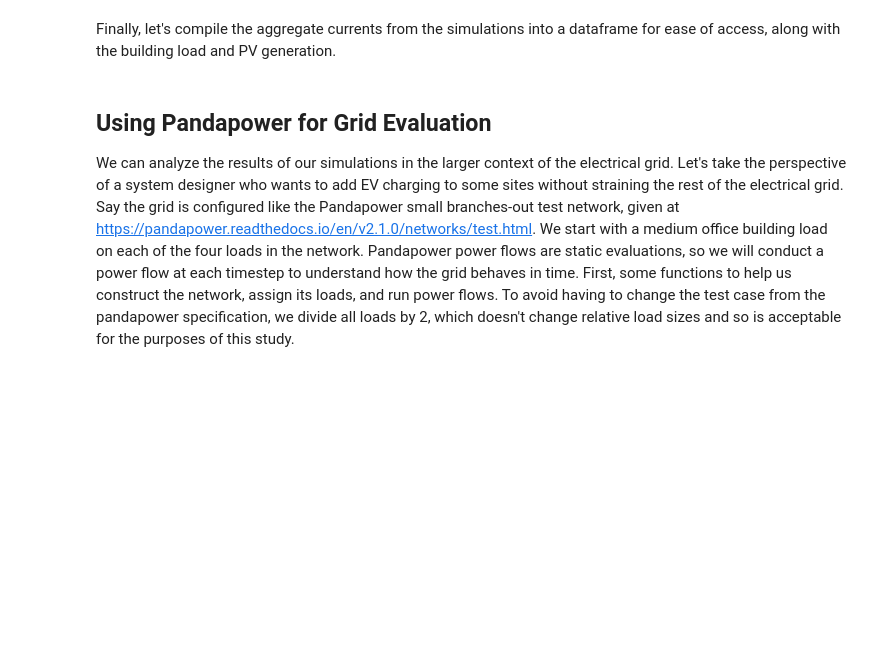
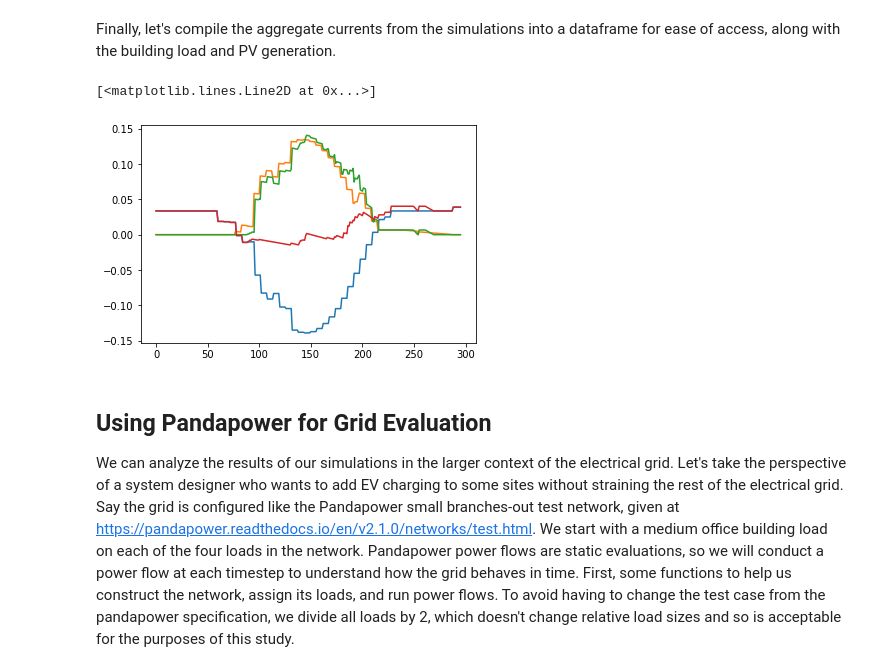
Before and after one commit to zach401/acnportal, a Jupyter notebook: tutorials/grid_cosimulation_pandapower.ipynb, the cells around one changed output. Drawn from its saved outputs; the diff is of its cells as text; code cells hidden in the pictures; blank space fills up the shorter version.

Commit message:
Add new pandapower power flow results.

```diff
--- a/tutorials/grid_cosimulation_pandapower.ipynb
+++ b/tutorials/grid_cosimulation_pandapower.ipynb
@@ -286,6 +295,14 @@ for column, data in zip(all_results.columns[:3], [load_trunc, pv_trunc, pv_load_
 # Set simulation data (converting amps to MW)
 for column, sim in zip(all_results.columns[3:], [sim_unc, sim_edf, sim_lf_pv, sim_lf_load, sim_lf_pv_load]):
     all_results[column] = acnsim.aggregate_current(sim) * 208 / 1000000
+# %%
+plt.plot(pv_load_trunc.to_numpy())
+plt.plot(acnsim.aggregate_current(sim_lf_pv_load_offline_optimal) * 208 / 1000000)
+plt.plot(all_results["Load Flattening: Combined"].to_numpy())
+plt.plot((all_results["Combined Loads"] + all_results["Load Flattening: Combined"]).to_numpy())
+# %% [output]
+[<matplotlib.lines.Line2D at 0x...>]
+[figure, added]
 # %% [markdown]
 ## Using Pandapower for Grid Evaluation
 
```
Also changed, not shown: parts of 19 cells of this notebook.
